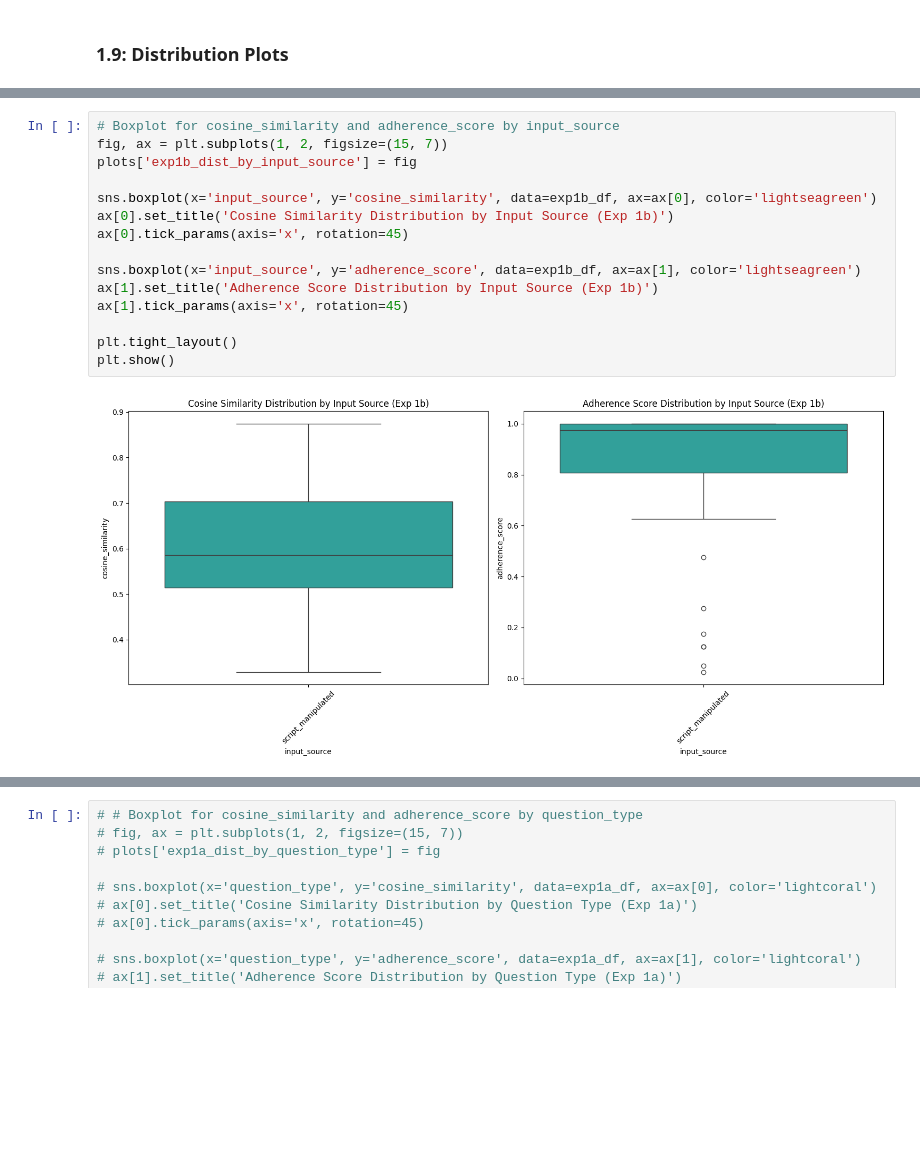
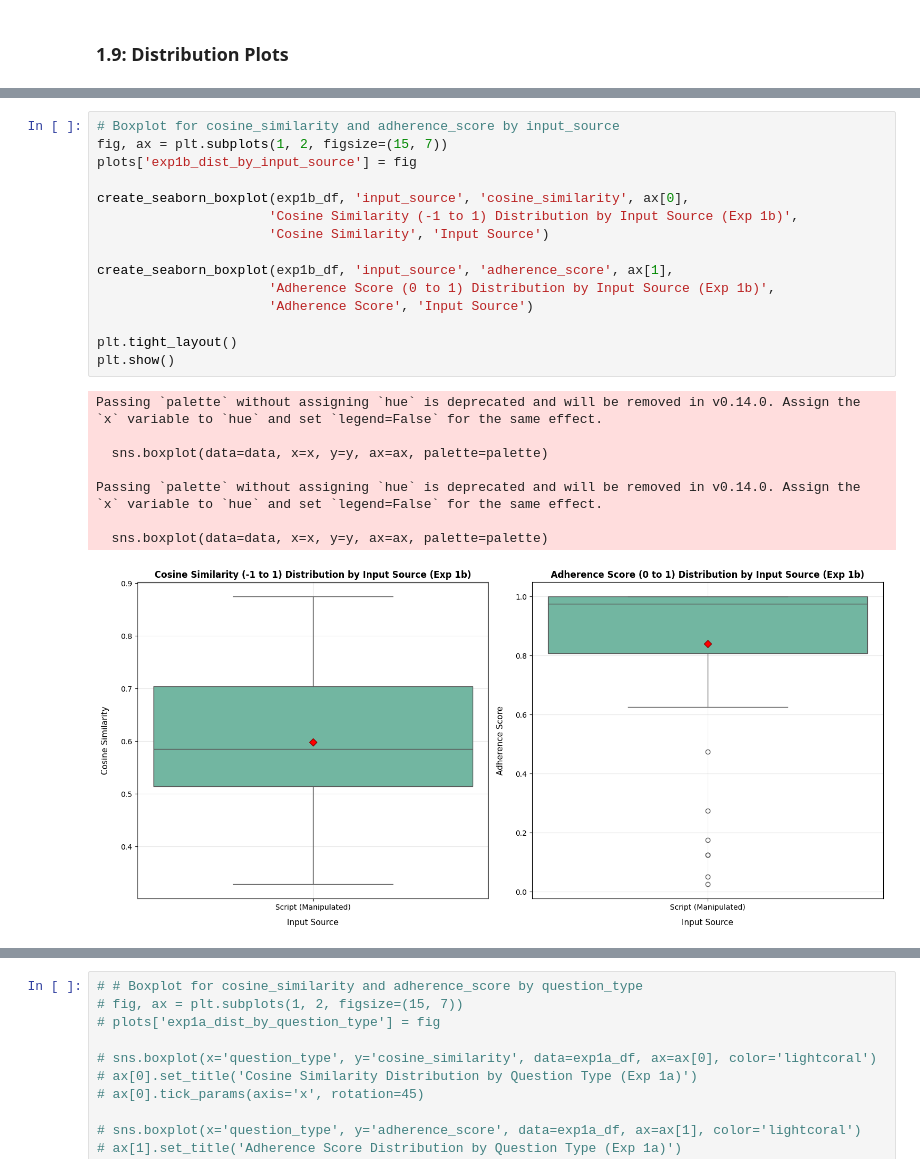
Before and after one commit to mgrube753/bachelor-thesis, a Jupyter notebook: 20_experiments/50_src/evaluation_real.ipynb, the cells around one changed output, grey strips where cells are left out. Saved outputs shown, nothing was run; the diff lists cells and outputs as text; blank space fills up the shorter version.

Commit message:
plot enhancements

```diff
--- a/20_experiments/50_src/evaluation_real.ipynb
+++ b/20_experiments/50_src/evaluation_real.ipynb
@@ -591,20 +731,27 @@ plt.show()
 # %%
 # Boxplot for cosine_similarity and adherence_score by input_source
 fig, ax = plt.subplots(1, 2, figsize=(15, 7))
 plots['exp1b_dist_by_input_source'] = fig
 
-sns.boxplot(x='input_source', y='cosine_similarity', data=exp1b_df, ax=ax[0], color='lightseagreen')
-ax[0].set_title('Cosine Similarity Distribution by Input Source (Exp 1b)')
-ax[0].tick_params(axis='x', rotation=45)
+create_seaborn_boxplot(exp1b_df, 'input_source', 'cosine_similarity', ax[0],
+                      'Cosine Similarity (-1 to 1) Distribution by Input Source (Exp 1b)',
+                      'Cosine Similarity', 'Input Source')
 
-sns.boxplot(x='input_source', y='adherence_score', data=exp1b_df, ax=ax[1], color='lightseagreen')
-ax[1].set_title('Adherence Score Distribution by Input Source (Exp 1b)')
-ax[1].tick_params(axis='x', rotation=45)
+create_seaborn_boxplot(exp1b_df, 'input_source', 'adherence_score', ax[1],
+                      'Adherence Score (0 to 1) Distribution by Input Source (Exp 1b)',
+                      'Adherence Score', 'Input Source')
 
 plt.tight_layout()
 plt.show()
 # %% [output]
+Passing `palette` without assigning `hue` is deprecated and will be removed in v0.14.0. Assign the `x` variable to `hue` and set `legend=False` for the same effect.
+
+  sns.boxplot(data=data, x=x, y=y, ax=ax, palette=palette)
+
+Passing `palette` without assigning `hue` is deprecated and will be removed in v0.14.0. Assign the `x` variable to `hue` and set `legend=False` for the same effect.
+
+  sns.boxplot(data=data, x=x, y=y, ax=ax, palette=palette)
-[figure, old version]
+[figure, new version]
 # %%
 # Boxplot for cosine_similarity and adherence_score by prompt_type
 fig, ax = plt.subplots(1, 2, figsize=(15, 7))
```
Also changed, not shown: parts of 13 cells of this notebook.
